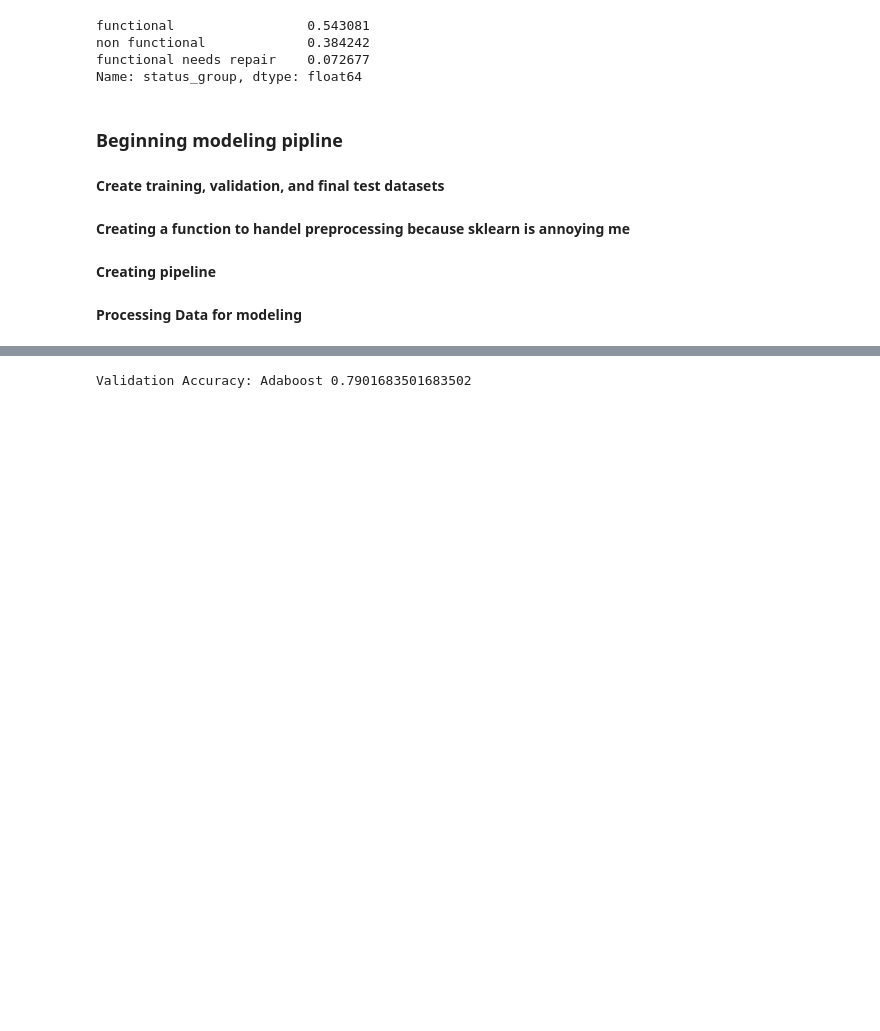
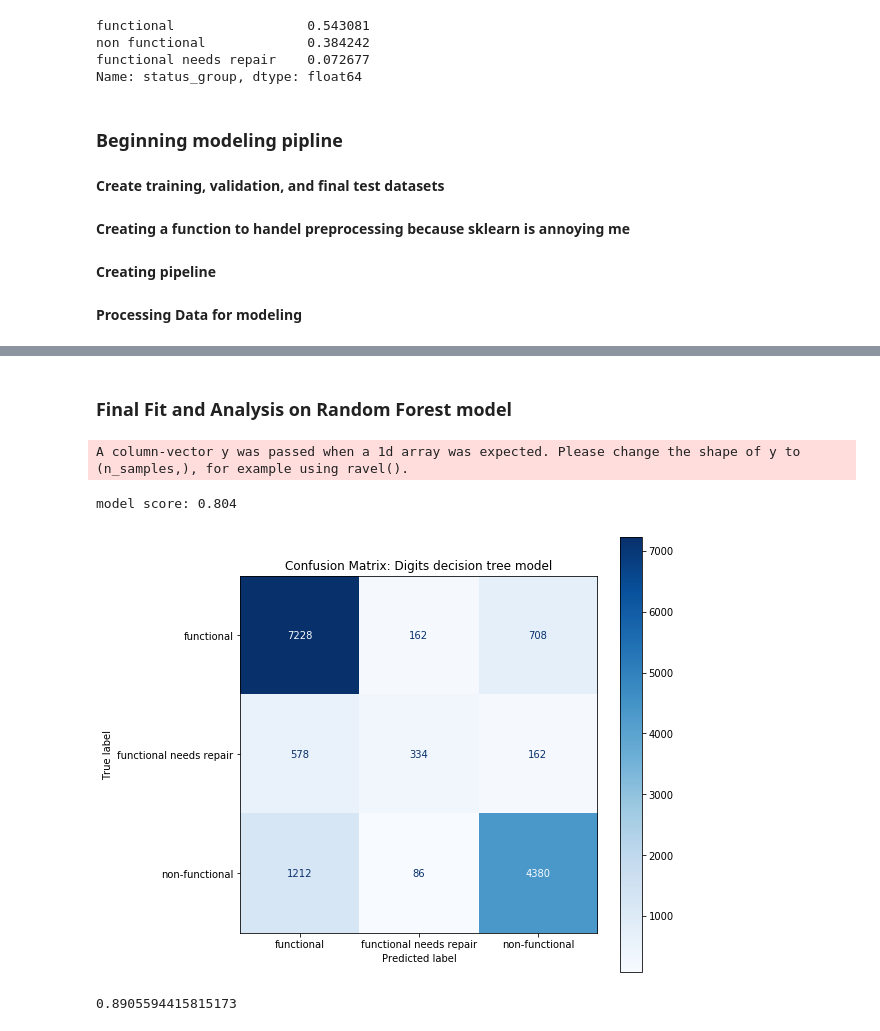
Before and after one commit to Tyler9937/Data-Science-and-Computer-Science-Fundamentals, a Jupyter notebook: Predictive Modeling/Tanzanian Ministry of Water Dataset Project/TMW Dataset Modeling.ipynb, the cells around one changed output, grey strips where cells are left out. Saved outputs shown, nothing was run; the diff lists cells and outputs as text; code cells hidden in the pictures; blank space fills up the shorter version.

Commit message:
finished modeling

```diff
--- a/Predictive Modeling/Tanzanian Ministry of Water Dataset Project/TMW Dataset Modeling.ipynb
+++ b/Predictive Modeling/Tanzanian Ministry of Water Dataset Project/TMW Dataset Modeling.ipynb
@@ -126,4 +181,0 @@ X_val, y_val = data_preprocesser(X_val, y_val)
-# %%
-trees_rand = RandomForestClassifier(n_estimators=100)
-trees_rand.fit(X_train, y_train)
-print("Random forest model score: %.3f" % trees_rand.score(X_val, y_val))
@@ -133 +285,35 @@ Random forest model score: 0.804
+# %%
+param_dist = {
+              'learning_rate': [0.5, 1.0, 1.5],
+              'n_estimators': [*range(50, 250, 50), None],
+
+              }
+
+model = GradientBoostingClassifier()
+
+model_cv = RandomizedSearchCV(model, param_dist, cv=10)
+
+# Fit it to the data
+model_cv.fit(X_train, y_train)
+
+# Print the tuned parameters and score
+print("Tuned Gradient Boost Parameters: {}".format(model_cv.best_params_))
+print("Best score is {}".format(model_cv.best_score_))
+# %% [markdown]
+### Final Fit and Analysis on Random Forest model
+# %%
+# Initiat the model
+model = RandomForestClassifier(warm_start=False, n_jobs=2, n_estimators=200, max_samples=None, max_features='sqrt', criterion='entropy')
+
+# Fit the model
+model.fit(X_train,y_train)
+
+# # Predicting on the validation
+# y_pred = model.predict(X_val)
+
+# Accuracy score
+print("model score: %.3f" % model.score(X_val, y_val))
+# %% [output]
+A column-vector y was passed when a 1d array was expected. Please change the shape of y to (n_samples,), for example using ravel().
+model score: 0.804
 # %%
@@ -144,11 +330,17 @@ rf_importances = rf_importances.sort_values(by='value', ascending=True)
 fig = px.bar(y=rf_importances['index'], x=rf_importances['value'], width=600, height=1000, title="Random Forest Feature Importance")
 fig.update_xaxes(range=[0, 0.5])
 fig.show()
-# %%
-xg_classifier = XGBClassifier(n_estimators=1000, random_state=42, eval_metric='merror')
-
-xg_classifier.fit(X_train,y_train)
-
-print('Validation Accuracy: Adaboost', xg_classifier.score(X_val, y_val))
-# %% [output]
-Validation Accuracy: Adaboost 0.7901683501683502
+# %%
+# Plot the decision matrix
+import matplotlib.pyplot as plt
+
+fig, ax = plt.subplots(1,1,figsize=(8,8))
+
+plot_confusion_matrix(model, X_val, y_val,
+                                display_labels=['functional', 'functional needs repair', 'non-functional'],
+                                 cmap=plt.cm.Blues, ax=ax)
+ax.set_title('Confusion Matrix: Digits decision tree model')
+
+plt.plot();
+# %% [output]
+[figure, added]
@@ -154,0 +350,12 @@ Validation Accuracy: Adaboost 0.7901683501683502
+# %%
+from sklearn.metrics import roc_curve, roc_auc_score
+from sklearn.model_selection import train_test_split
+
+
+#predicting the data
+y_prob_pred = model.predict_proba(roc_xval)
+
+#roc auc score
+roc_auc_score(roc_yval, y_prob_pred, multi_class='ovr')
+# %% [output]
+0.8905594415815173
```
Also changed, not shown: parts of 24 cells of this notebook, 1 other file.
